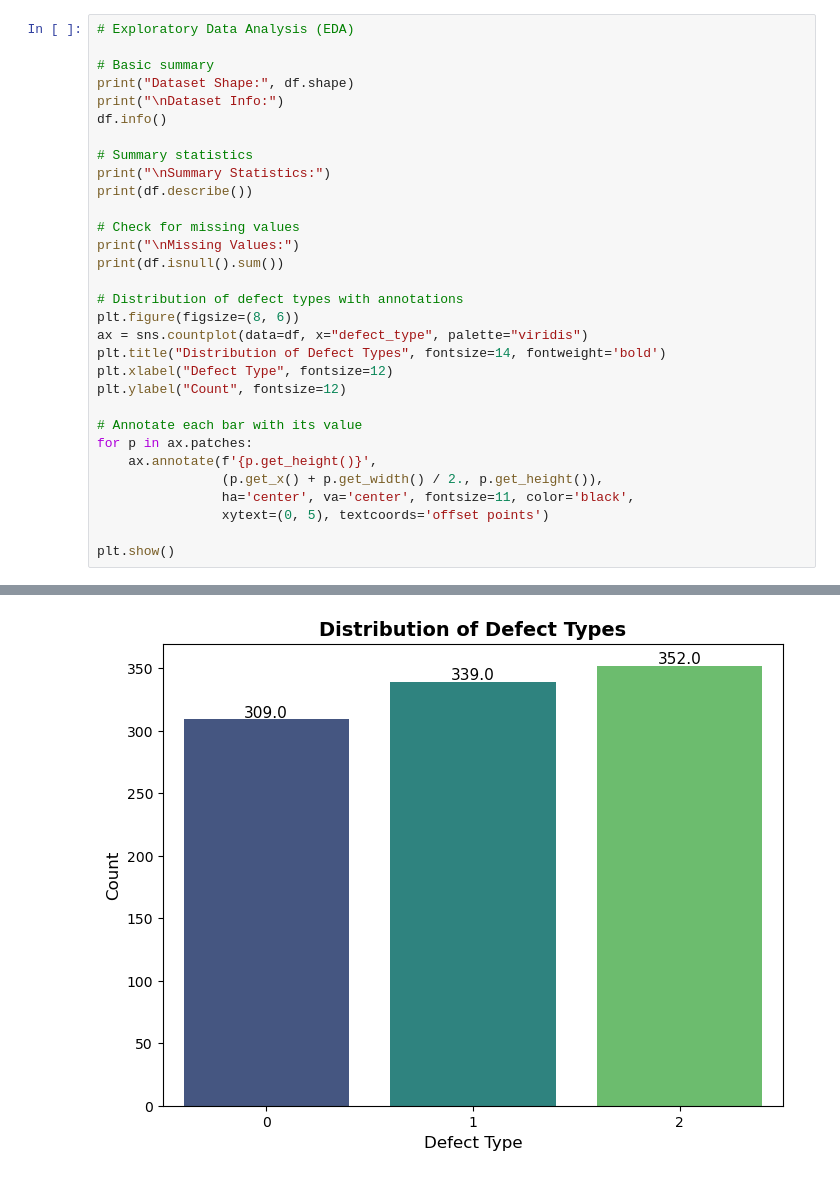
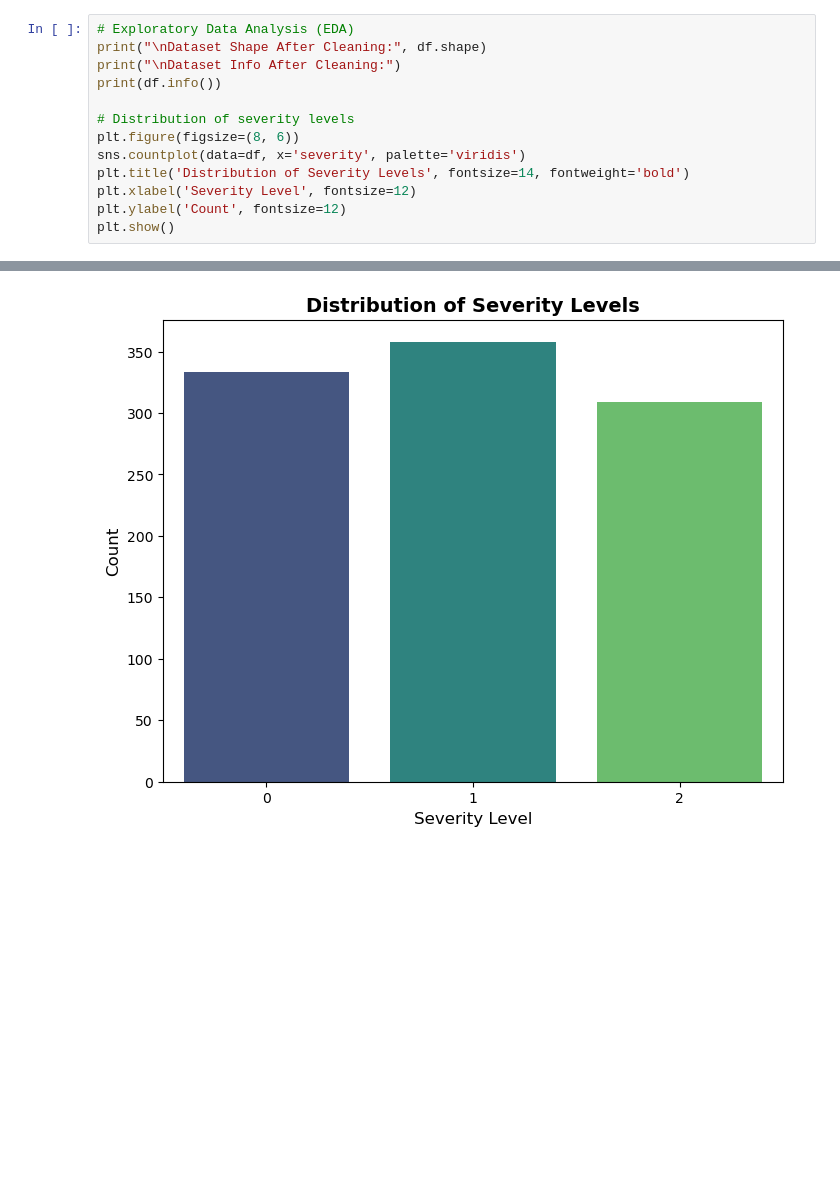
Before and after one commit to MiltonGreat/Manufacturing-Defects, a Jupyter notebook: Manufacturing Defects 2.ipynb, the cells around one changed output, grey strips where cells are left out. Saved outputs shown, nothing was run; the diff lists cells and outputs as text; blank space fills up the shorter version.

```diff
--- a/Manufacturing Defects 2.ipynb
+++ b/Manufacturing Defects 2.ipynb
@@ -141,32 +134,14 @@ dtype: int64
 # %%
 # Exploratory Data Analysis (EDA)
+print("\nDataset Shape After Cleaning:", df.shape)
+print("\nDataset Info After Cleaning:")
+print(df.info())
 
-# Basic summary
-print("Dataset Shape:", df.shape)
-print("\nDataset Info:")
-df.info()
-
-# Summary statistics
-print("\nSummary Statistics:")
-print(df.describe())
-
-# Check for missing values
-print("\nMissing Values:")
-print(df.isnull().sum())
-
-# Distribution of defect types with annotations
+# Distribution of severity levels
 plt.figure(figsize=(8, 6))
-ax = sns.countplot(data=df, x="defect_type", palette="viridis")
-plt.title("Distribution of Defect Types", fontsize=14, fontweight='bold')
-plt.xlabel("Defect Type", fontsize=12)
-plt.ylabel("Count", fontsize=12)
-
-# Annotate each bar with its value
-for p in ax.patches:
-    ax.annotate(f'{p.get_height()}',
-                (p.get_x() + p.get_width() / 2., p.get_height()),
-                ha='center', va='center', fontsize=11, color='black',
-                xytext=(0, 5), textcoords='offset points')
-
+sns.countplot(data=df, x='severity', palette='viridis')
+plt.title('Distribution of Severity Levels', fontsize=14, fontweight='bold')
+plt.xlabel('Severity Level', fontsize=12)
+plt.ylabel('Count', fontsize=12)
 plt.show()
 # %% [output]
@@ -193 +168 @@ Passing `palette` without assigning `hue` is deprecated and will be removed in v
-[figure, old version]
+[figure, new version]
```
Also changed, not shown: parts of 21 cells of this notebook.
